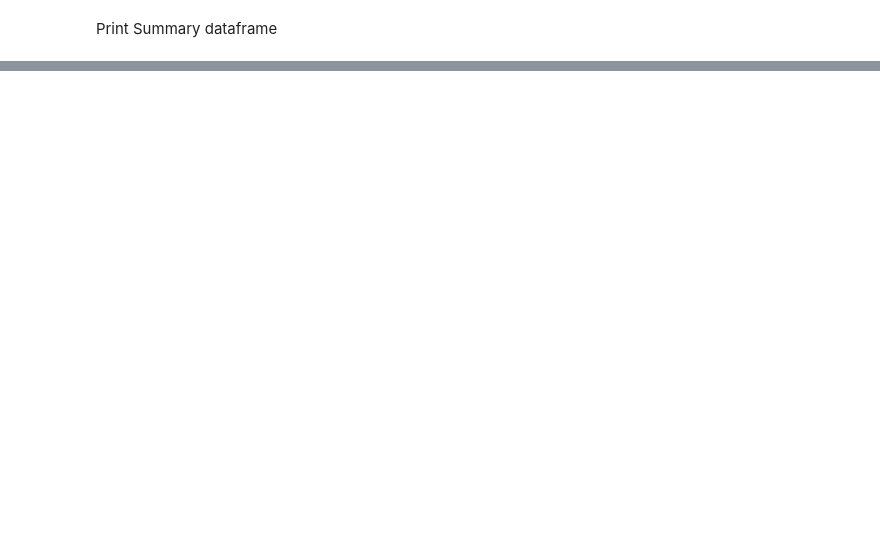
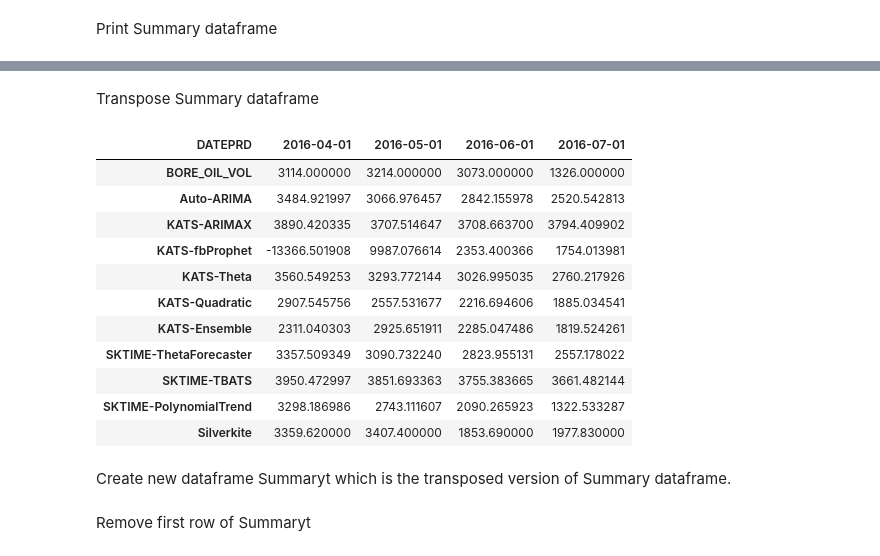
Before and after one commit to petrojeff/Springboard, a Jupyter notebook: Capstone Project 3/Capstone_3_Advanced_Modeling_Deep_Learning_Models_and_Specialized_Packages.ipynb, the cells around one changed output, grey strips where cells are left out. Saved outputs shown, nothing was run; the diff lists cells and outputs as text; code cells hidden in the pictures; blank space fills up the shorter version.

```diff
--- a/Capstone Project 3/Capstone_3_Advanced_Modeling_Deep_Learning_Models_and_Specialized_Packages.ipynb
+++ b/Capstone Project 3/Capstone_3_Advanced_Modeling_Deep_Learning_Models_and_Specialized_Packages.ipynb
@@ -431,0 +839,2 @@ AttributeError: 'VARResults' object has no attribute 'y'
+# %%
+forecaster = Forecaster()
@@ -431,0 +843,9 @@ AttributeError: 'VARResults' object has no attribute 'y'
+# %%
+result = forecaster.run_forecast_config(
+            df=TrainSilverkite,
+            config=ForecastConfig(
+                forecast_horizon=4,
+                coverage=0.99,
+                metadata_param=metadata
+                                )
+                                       )
@@ -431,0 +856,2 @@ AttributeError: 'VARResults' object has no attribute 'y'
+# %%
+forecast = result.forecast
@@ -431,0 +860,2 @@ AttributeError: 'VARResults' object has no attribute 'y'
+# %%
+Summary['Silverkite'] =list(forecast.df.tail(4).round(2)['forecast'])
@@ -431,0 +873,19 @@ AttributeError: 'VARResults' object has no attribute 'y'
+# %% [markdown]
+Transpose Summary dataframe
+# %%
+Summary.transpose()
+# %% [output]
+| DATEPRD | 2016-04-01 | 2016-05-01 | 2016-06-01 | 2016-07-01 |
+| BORE_OIL_VOL | 3114.000000 | 3214.000000 | 3073.000000 | 1326.000000 |
+| Auto-ARIMA | 3484.921997 | 3066.976457 | 2842.155978 | 2520.542813 |
+| KATS-ARIMAX | 3890.420335 | 3707.514647 | 3708.663700 | 3794.409902 |
+| KATS-fbProphet | -13366.501908 | 9987.076614 | 2353.400366 | 1754.013981 |
+| KATS-Theta | 3560.549253 | 3293.772144 | 3026.995035 | 2760.217926 |
+| KATS-Quadratic | 2907.545756 | 2557.531677 | 2216.694606 | 1885.034541 |
+| KATS-Ensemble | 2311.040303 | 2925.651911 | 2285.047486 | 1819.524261 |
+| SKTIME-ThetaForecaster | 3357.509349 | 3090.732240 | 2823.955131 | 2557.178022 |
+| SKTIME-TBATS | 3950.472997 | 3851.693363 | 3755.383665 | 3661.482144 |
+| SKTIME-PolynomialTrend | 3298.186986 | 2743.111607 | 2090.265923 | 1322.533287 |
+| Silverkite | 3359.620000 | 3407.400000 | 1853.690000 | 1977.830000 |
+# %% [markdown]
+Create new dataframe Summaryt which is the transposed version of Summary dataframe.
@@ -431,0 +894,2 @@ AttributeError: 'VARResults' object has no attribute 'y'
+# %% [markdown]
+Remove first row of Summaryt
```
Also changed, not shown: parts of 203 cells of this notebook.
